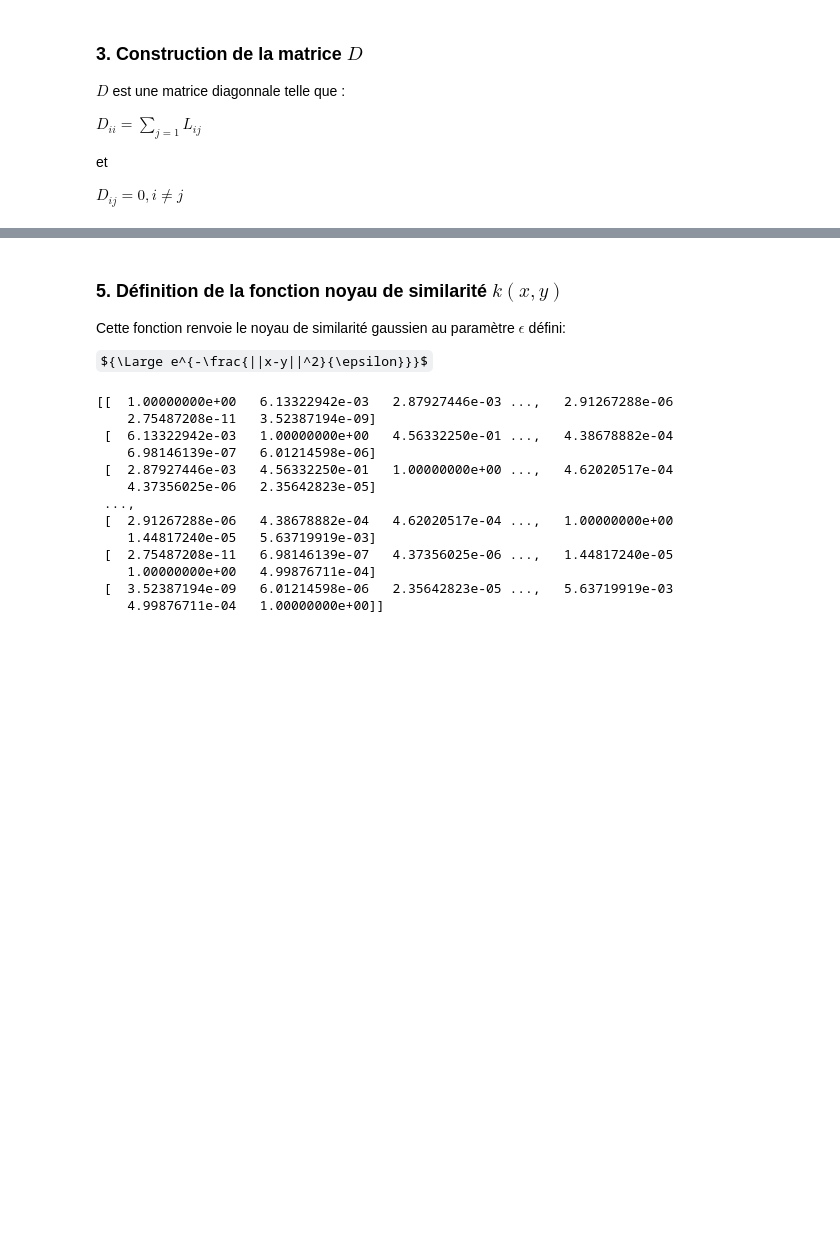
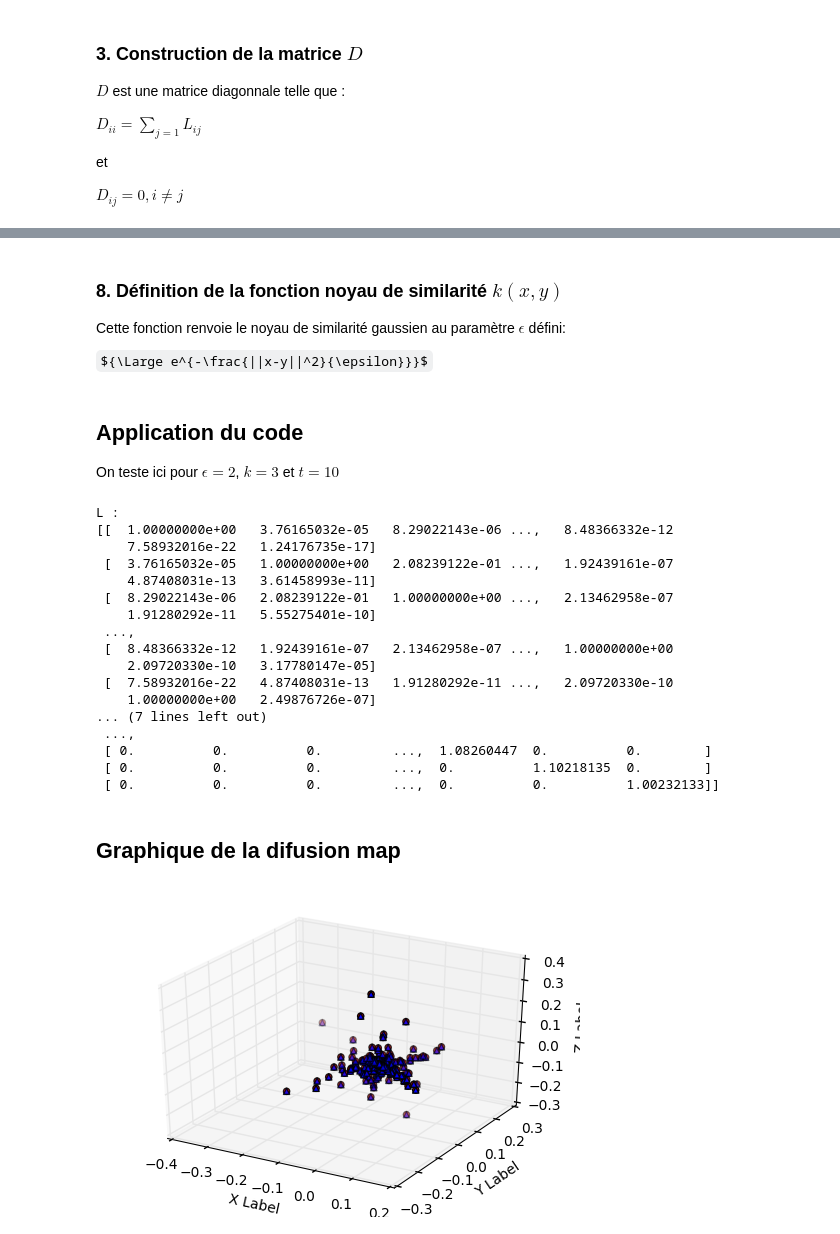
Before and after one commit to Romain-B/DM_Algebre, a Jupyter notebook: Algebre_python.ipynb, the cells around one changed output, grey strips where cells are left out. Saved outputs shown, nothing was run; the diff lists cells and outputs as text; code cells hidden in the pictures; some formulas as TeX source; blank space fills up the shorter version.

```diff
--- a/Algebre_python.ipynb
+++ b/Algebre_python.ipynb
@@ -81,5 +224,5 @@ $M = D^{-1/2}LD^{1/2}$
 # %% [markdown]
-### 5. Définition de la fonction noyau de similarité $k(x,y)$
+### 8. Définition de la fonction noyau de similarité $k(x,y)$
 Cette fonction renvoie le noyau de similarité gaussien au paramètre $\epsilon$ défini:
 
 ${\Large e^{-\frac{||x-y||^2}{\epsilon}}}$
@@ -152,20 +332,52 @@ class DataMatrix:
     x = self.data[i,1:]
     y = self.data[j,1:]
     return exp(-((np.linalg.norm(x-y))**2)/self.eps)
+# %% [markdown]
+## Application du code
+
+On teste ici pour $\epsilon = 2$, $k = 3$ et $t = 10$
 # %%
-datatest = DataMatrix(2,"data_small.csv")
-#print datatest.L
+datatest = DataMatrix(1,"data_small.csv", k=3, t=5)
+print "\nL :\n", datatest.L
+print "\nD :\n", datatest.D
 # %% [output]
-[[  1.00000000e+00   6.13322942e-03   2.87927446e-03 ...,   2.91267288e-06
-    2.75487208e-11   3.52387194e-09]
- [  6.13322942e-03   1.00000000e+00   4.56332250e-01 ...,   4.38678882e-04
-    6.98146139e-07   6.01214598e-06]
- [  2.87927446e-03   4.56332250e-01   1.00000000e+00 ...,   4.62020517e-04
-    4.37356025e-06   2.35642823e-05]
+L :
+[[  1.00000000e+00   3.76165032e-05   8.29022143e-06 ...,   8.48366332e-12
+    7.58932016e-22   1.24176735e-17]
+ [  3.76165032e-05   1.00000000e+00   2.08239122e-01 ...,   1.92439161e-07
+    4.87408031e-13   3.61458993e-11]
+ [  8.29022143e-06   2.08239122e-01   1.00000000e+00 ...,   2.13462958e-07
+    1.91280292e-11   5.55275401e-10]
  ...,
- [  2.91267288e-06   4.38678882e-04   4.62020517e-04 ...,   1.00000000e+00
-    1.44817240e-05   5.63719919e-03]
- [  2.75487208e-11   6.98146139e-07   4.37356025e-06 ...,   1.44817240e-05
-    1.00000000e+00   4.99876711e-04]
- [  3.52387194e-09   6.01214598e-06   2.35642823e-05 ...,   5.63719919e-03
-    4.99876711e-04   1.00000000e+00]]
+ [  8.48366332e-12   1.92439161e-07   2.13462958e-07 ...,   1.00000000e+00
+    2.09720330e-10   3.17780147e-05]
+ [  7.58932016e-22   4.87408031e-13   1.91280292e-11 ...,   2.09720330e-10
+    1.00000000e+00   2.49876726e-07]
+... (7 lines left out)
+ ...,
+ [ 0.          0.          0.         ...,  1.08260447  0.          0.        ]
+ [ 0.          0.          0.         ...,  0.          1.10218135  0.        ]
+ [ 0.          0.          0.         ...,  0.          0.          1.00232133]]
+# %% [markdown]
+## Graphique de la difusion map
+# %%
+fig = plt.figure()
+ax = fig.add_subplot(111, projection='3d')
+
+n = 100
+
+# For each set of style and range settings, plot n random points in the box
+# defined by x in [23, 32], y in [0, 100], z in [zlow, zhigh].
+for c, m in [('r', 'o'), ('b', '^')]:
+  xs = datatest.phi_dm[0]
+  ys = datatest.phi_dm[1]
+  zs = datatest.phi_dm[2]
+  ax.scatter(xs, ys, zs, c=c, marker=m)
+
+ax.set_xlabel('X Label')
+ax.set_ylabel('Y Label')
+ax.set_zlabel('Z Label')
+
+plt.show()
+# %% [output]
+[figure, added]
```
Also changed, not shown: parts of 13 cells of this notebook, 2 other files.
